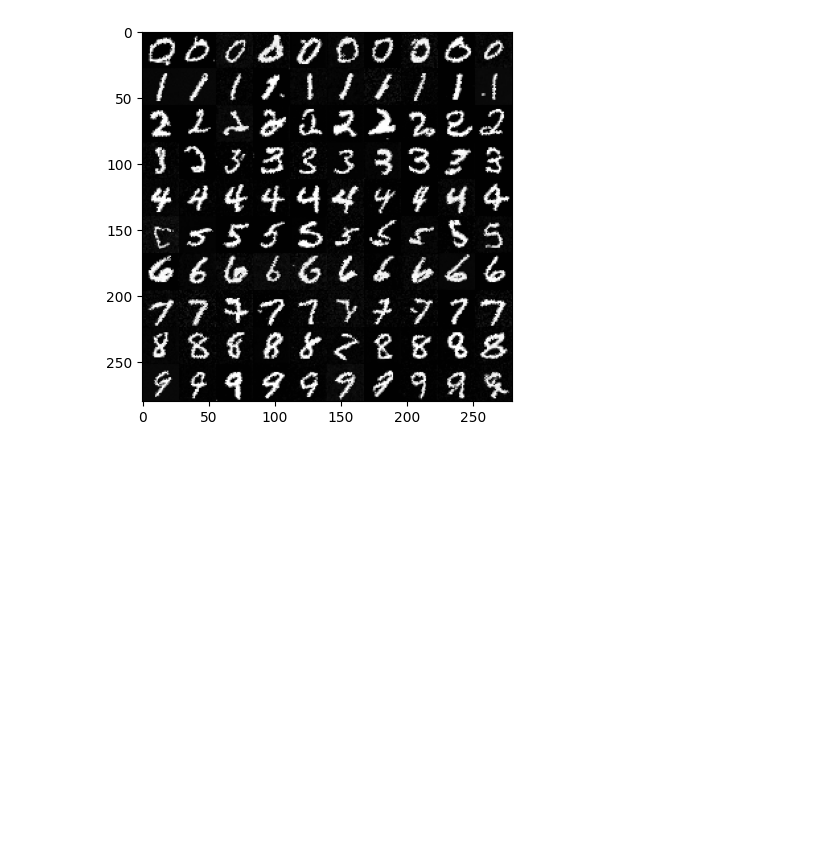
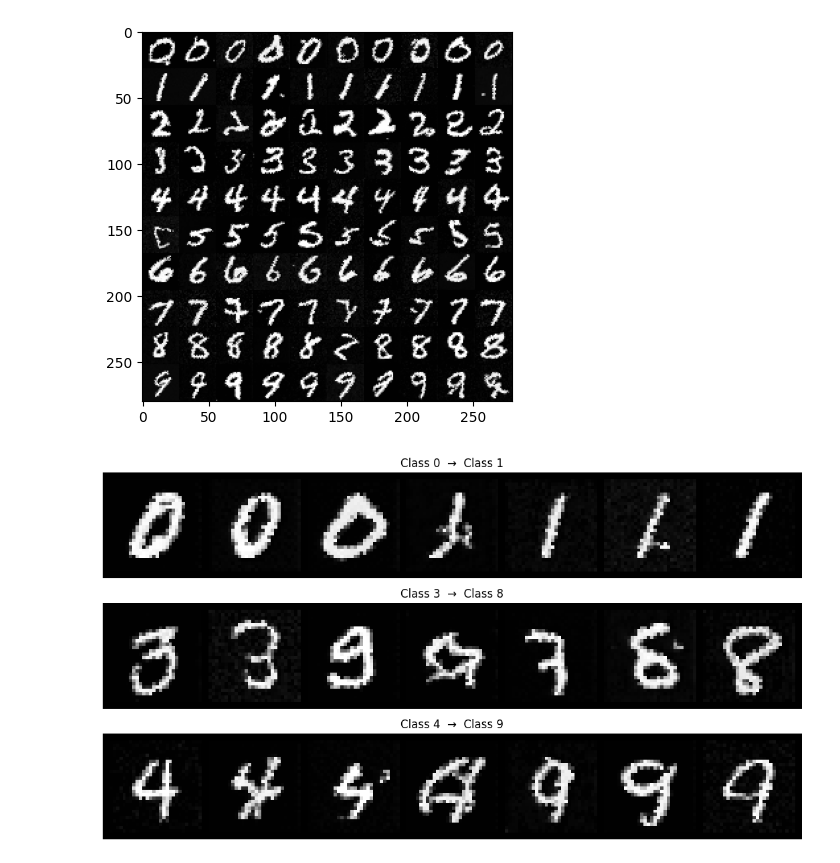
Before and after one commit to hannes-neumann/conditional-flow-matching-seminar, a Jupyter notebook: notebooks/cond_mnist.ipynb, the cells around one changed output. Drawn from its saved outputs; the diff is of its cells as text; code cells hidden in the pictures; blank space fills up the shorter version.

```diff
--- a/notebooks/cond_mnist.ipynb
+++ b/notebooks/cond_mnist.ipynb
@@ -179,7 +179,6 @@ Find logs at: ./wandb/run-20260604_090916-0l3uh9d5/logs
 # %%
 USE_TORCH_DIFFEQ = True
 
-# model = torch.load("models/cond_mnist/cond_mnist_9_1780523305.9501061", weights_only=False).to(device)
 # generated_class_list = torch.arange(10, device=device).repeat_interleave(10)
 # generated_class_list = torch.asarray().to(device)
 # generated_class_list = torch.zeros(100, dtype=torch.long ,device=device)  # nur Nullen
@@ -199,7 +198,7 @@ with torch.no_grad():
     else:
         traj = node.trajectory(
             torch.randn(100, 1, 28, 28, device=device),
-            t_span=torch.linspace(0, 1, 2, device=device),
+            t_span=torch.linspace(0, 1, 10, device=device),
         )
 grid = make_grid(
     traj[-1, :100].view([-1, 1, 28, 28]).clip(-1, 1), value_range=(-1, 1), padding=0, nrow=10
@@ -209,3 +208,46 @@ plt.imshow(img)
 plt.show()
 # %% [output]
 [figure]
+# %%
+def interpolate_classes(label_a: int, label_b: int, n_steps: int = 7):
+    """Interpoliert zwischen zwei Klassen im Embedding-Space."""
+    alpha = torch.linspace(0, 1, n_steps, device=device)
+
+    embed_a = class_embed_2d[label_a]  # (2,)
+    embed_b = class_embed_2d[label_b]  # (2,)
+
+    # (n_steps, 2) — interpolierte Embeddings
+    cond = (1 - alpha).unsqueeze(1) * embed_a + alpha.unsqueeze(1) * embed_b
+
+    with torch.no_grad():
+        traj = torchdiffeq.odeint(
+            lambda t, x: model.forward(t, x, cond),
+            torch.randn(n_steps, 1, 28, 28, device=device),
+            torch.linspace(0, 1, 10, device=device),  # 9 Euler Steps
+            method="euler",
+            options={"dtype": torch.float32}
+        )
+
+    return traj[-1]  # (n_steps, 1, 28, 28)
+
+
+
+model = torch.load("/Users/hannesneumann/Repositories/seminar/notebooks/models/cond_mnist/cond_mnist_9_1780560376.163405", weights_only=False).to(device)
+
+pairs = [(0, 1), (3, 8), (4, 9)]  # interessante Paare
+
+fig, axes = plt.subplots(len(pairs), 1, figsize=(14, 2 * len(pairs)))
+
+for ax, (label_a, label_b) in zip(axes, pairs):
+    samples = interpolate_classes(label_a, label_b, n_steps=7)
+    grid = make_grid(
+        samples.clip(-1, 1), value_range=(-1, 1), padding=2, nrow=7
+    )
+    ax.imshow(ToPILImage()(grid))
+    ax.set_title(f"Class {label_a}  →  Class {label_b}", fontsize=12)
+    ax.axis("off")
+
+plt.tight_layout()
+plt.show()
+# %% [output]
+[figure, added]
```
Also changed, not shown: 2 other files.
